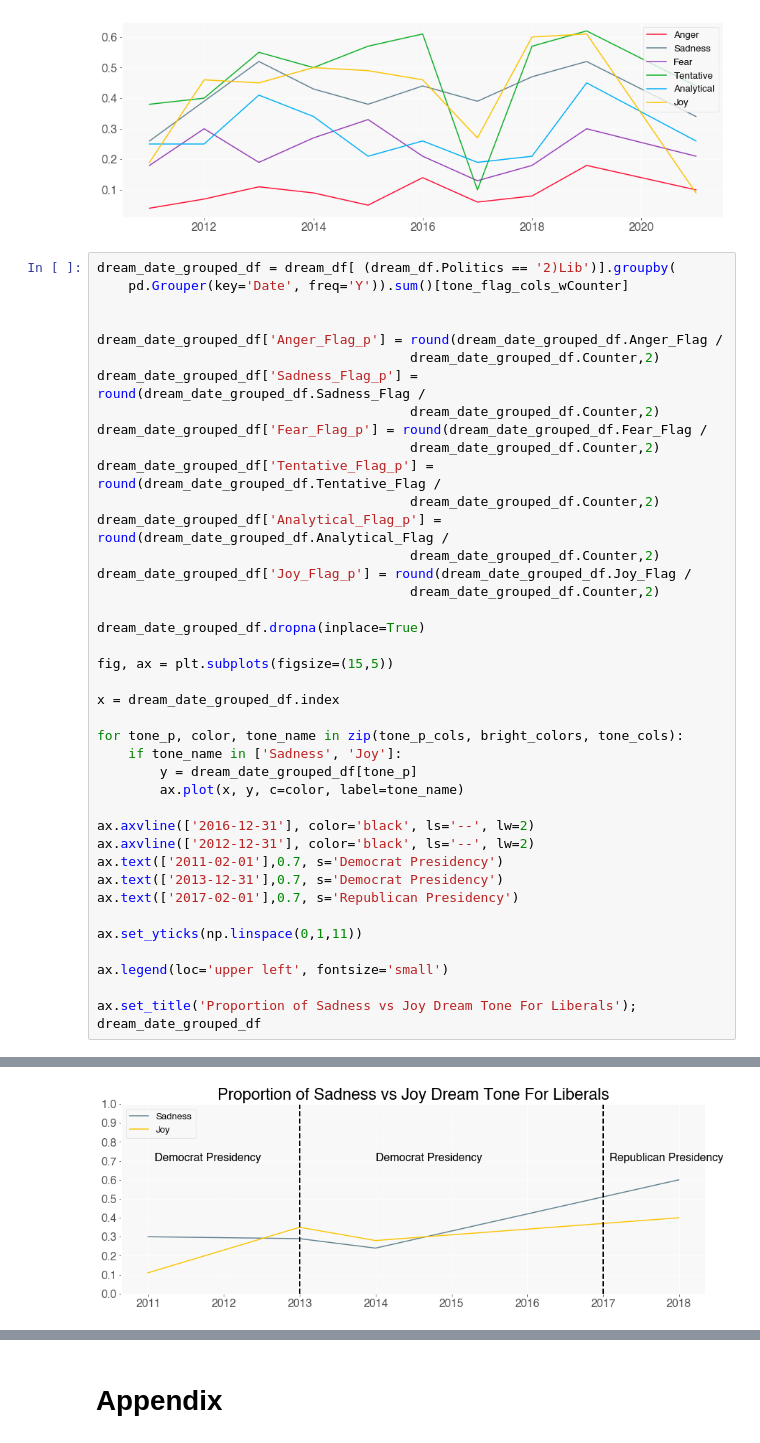
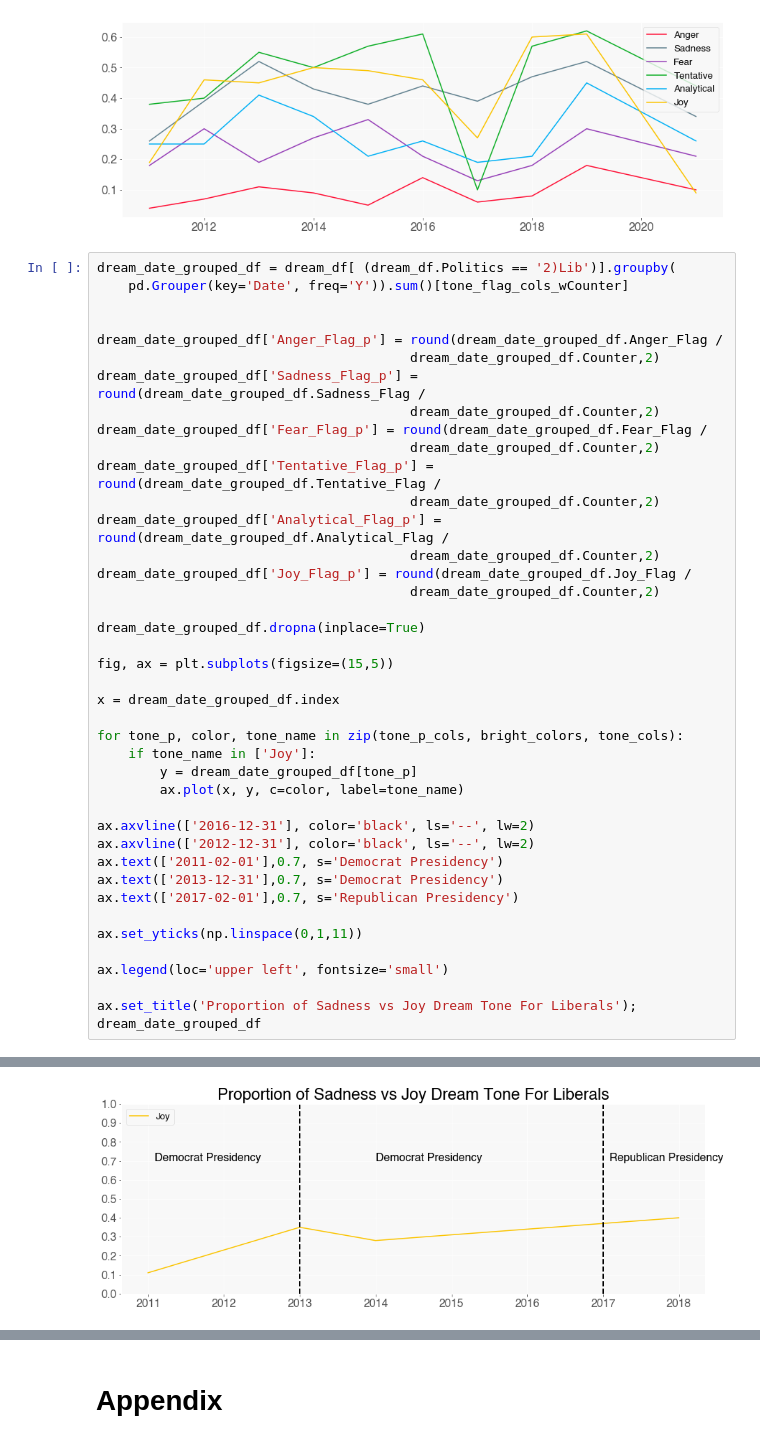
Before and after one commit to MekdiYilma/dreams, a Jupyter notebook: EDA/tone_analysis_on_SDDb.ipynb, the cells around one changed output, grey strips where cells are left out. Cells and saved outputs as stored; diff of their text form.

```diff
--- a/EDA/tone_analysis_on_SDDb.ipynb
+++ b/EDA/tone_analysis_on_SDDb.ipynb
@@ -779,32 +779,32 @@ dream_date_grouped_df['Joy_Flag_p'] = round(dream_date_grouped_df.Joy_Flag /
 
 dream_date_grouped_df.dropna(inplace=True)
 
 fig, ax = plt.subplots(figsize=(15,5))
 
 x = dream_date_grouped_df.index
 
 for tone_p, color, tone_name in zip(tone_p_cols, bright_colors, tone_cols):
-    if tone_name in ['Sadness', 'Joy']:
+    if tone_name in ['Joy']:
         y = dream_date_grouped_df[tone_p]
         ax.plot(x, y, c=color, label=tone_name)
 
 ax.axvline(['2016-12-31'], color='black', ls='--', lw=2)
 ax.axvline(['2012-12-31'], color='black', ls='--', lw=2)
 ax.text(['2011-02-01'],0.7, s='Democrat Presidency')
 ax.text(['2013-12-31'],0.7, s='Democrat Presidency')
 ax.text(['2017-02-01'],0.7, s='Republican Presidency')
 
 ax.set_yticks(np.linspace(0,1,11))
 
 ax.legend(loc='upper left', fontsize='small')
 
 ax.set_title('Proportion of Sadness vs Joy Dream Tone For Liberals');
 dream_date_grouped_df
 # %% [output]
 |  | Anger_Flag | Sadness_Flag | Fear_Flag | Tentative_Flag | Analytical_Flag | Joy_Flag | Counter | Anger_Flag_p | ... |
 | Date |  |  |  |  |  |  |  |  | ... |
 | 2010-12-31 | 2 | 34 | 28 | 50 | 30 | 13 | 114.0 | 0.02 | ... |
 | 2012-12-31 | 3 | 5 | 5 | 9 | 4 | 6 | 17.0 | 0.18 | ... |
 | 2013-12-31 | 4 | 19 | 19 | 30 | 25 | 22 | 78.0 | 0.05 | ... |
 | 2017-12-31 | 0 | 27 | 9 | 36 | 12 | 18 | 45.0 | 0.00 | ... |
-[figure, old version]
+[figure, new version]
```
Also changed, not shown: parts of 13 cells of this notebook, 5 other files.
